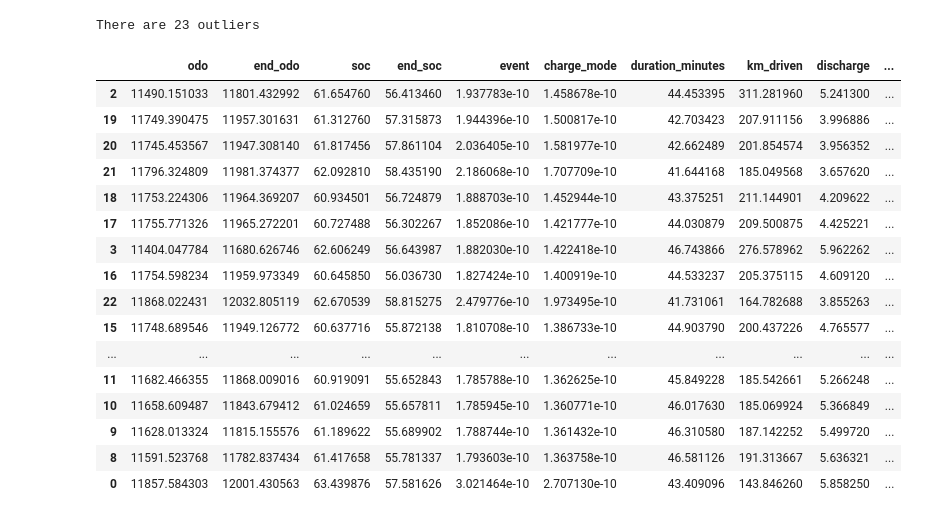
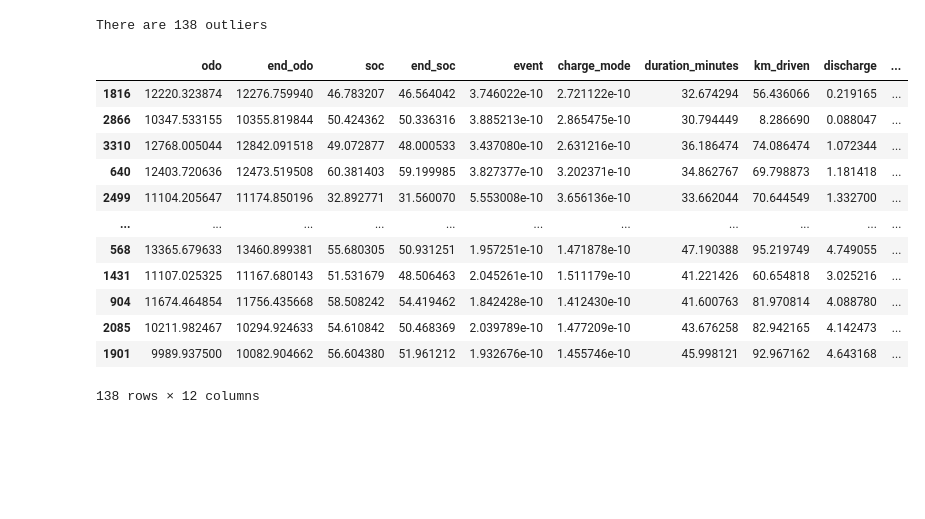
Before and after one commit to LeoneFabio/KoVAE, a Jupyter notebook: trip_post_processing.ipynb, the cells around one changed output. Saved outputs shown, nothing was run; the diff lists cells and outputs as text; code cells hidden in the pictures; blank space fills up the shorter version.

```diff
--- a/trip_post_processing.ipynb
+++ b/trip_post_processing.ipynb
@@ -60,0 +197,6 @@ Name: discharge, dtype: float64
+# %%
+anomalous_rows_trip = trip_data[(trip_data['end_odo'] < trip_data['odo'])]
+print(f"Number of anamalous rows: {anomalous_rows_trip.shape[0]}")
+
+trip_data = trip_data[~(trip_data['end_odo'] < trip_data['odo'])].reset_index(drop=True)
+anomalous_rows_trip.head(len(anomalous_rows_trip ))
@@ -60,0 +255,6 @@ Name: discharge, dtype: float64
+# %%
+print("maximum speed: ", trip_data['avg_speed'].max())
+max_speed_row = trip_data[(trip_data['avg_speed'] > 130)]
+
+print("\n Row with maximum speed:\n")
+max_speed_row.head(len(max_speed_row))
@@ -60,0 +278,2 @@ Name: discharge, dtype: float64
+# %%
+trip_data = trip_data.drop(max_speed_row.index).reset_index(drop=True)
@@ -60,0 +290,11 @@ Name: discharge, dtype: float64
+# %%
+MAX_DISCHARGE_PER_KM = 26
+##########################################################
+
+
+
+anomalous_rows_trip = trip_data[(trip_data['discharge_per_km'] > MAX_DISCHARGE_PER_KM)]
+print(f"Number of anamalous rows: {anomalous_rows_trip.shape[0]}")
+
+trip_data = trip_data[~(trip_data['discharge_per_km'] > 26)].reset_index(drop=True)
+anomalous_rows_trip.head(len(anomalous_rows_trip ))
@@ -159,23 +402,20 @@ max_km_row.head()
 # %%
 outliers = trip_data[trip_data['km_per_perc_of_battery'] > 20].sort_values(by='km_per_perc_of_battery', ascending=False)
+trip_data = trip_data[~(trip_data['km_per_perc_of_battery'] > 20)].reset_index(drop=True)
 print(f'There are {len(outliers)} outliers')
 outliers.head(len(outliers))
 # %% [output]
-There are 23 outliers
+There are 138 outliers
 |  | odo | end_odo | soc | end_soc | event | charge_mode | duration_minutes | km_driven | discharge | ... |
-| 2 | 11490.151033 | 11801.432992 | 61.654760 | 56.413460 | 1.937783e-10 | 1.458678e-10 | 44.453395 | 311.281960 | 5.241300 | ... |
-| 19 | 11749.390475 | 11957.301631 | 61.312760 | 57.315873 | 1.944396e-10 | 1.500817e-10 | 42.703423 | 207.911156 | 3.996886 | ... |
-| 20 | 11745.453567 | 11947.308140 | 61.817456 | 57.861104 | 2.036405e-10 | 1.581977e-10 | 42.662489 | 201.854574 | 3.956352 | ... |
-| 21 | 11796.324809 | 11981.374377 | 62.092810 | 58.435190 | 2.186068e-10 | 1.707709e-10 | 41.644168 | 185.049568 | 3.657620 | ... |
-| 18 | 11753.224306 | 11964.369207 | 60.934501 | 56.724879 | 1.888703e-10 | 1.452944e-10 | 43.375251 | 211.144901 | 4.209622 | ... |
-| 17 | 11755.771326 | 11965.272201 | 60.727488 | 56.302267 | 1.852086e-10 | 1.421777e-10 | 44.030879 | 209.500875 | 4.425221 | ... |
-| 3 | 11404.047784 | 11680.626746 | 62.606249 | 56.643987 | 1.882030e-10 | 1.422418e-10 | 46.743866 | 276.578962 | 5.962262 | ... |
-| 16 | 11754.598234 | 11959.973349 | 60.645850 | 56.036730 | 1.827424e-10 | 1.400919e-10 | 44.533237 | 205.375115 | 4.609120 | ... |
-| 22 | 11868.022431 | 12032.805119 | 62.670539 | 58.815275 | 2.479776e-10 | 1.973495e-10 | 41.731061 | 164.782688 | 3.855263 | ... |
-| 15 | 11748.689546 | 11949.126772 | 60.637716 | 55.872138 | 1.810708e-10 | 1.386733e-10 | 44.903790 | 200.437226 | 4.765577 | ... |
+| 1816 | 12220.323874 | 12276.759940 | 46.783207 | 46.564042 | 3.746022e-10 | 2.721122e-10 | 32.674294 | 56.436066 | 0.219165 | ... |
+| 2866 | 10347.533155 | 10355.819844 | 50.424362 | 50.336316 | 3.885213e-10 | 2.865475e-10 | 30.794449 | 8.286690 | 0.088047 | ... |
+| 3310 | 12768.005044 | 12842.091518 | 49.072877 | 48.000533 | 3.437080e-10 | 2.631216e-10 | 36.186474 | 74.086474 | 1.072344 | ... |
+| 640 | 12403.720636 | 12473.519508 | 60.381403 | 59.199985 | 3.827377e-10 | 3.202371e-10 | 34.862767 | 69.798873 | 1.181418 | ... |
+| 2499 | 11104.205647 | 11174.850196 | 32.892771 | 31.560070 | 5.553008e-10 | 3.656136e-10 | 33.662044 | 70.644549 | 1.332700 | ... |
 | ... | ... | ... | ... | ... | ... | ... | ... | ... | ... | ... |
-| 11 | 11682.466355 | 11868.009016 | 60.919091 | 55.652843 | 1.785788e-10 | 1.362625e-10 | 45.849228 | 185.542661 | 5.266248 | ... |
-| 10 | 11658.609487 | 11843.679412 | 61.024659 | 55.657811 | 1.785945e-10 | 1.360771e-10 | 46.017630 | 185.069924 | 5.366849 | ... |
-| 9 | 11628.013324 | 11815.155576 | 61.189622 | 55.689902 | 1.788744e-10 | 1.361432e-10 | 46.310580 | 187.142252 | 5.499720 | ... |
-| 8 | 11591.523768 | 11782.837434 | 61.417658 | 55.781337 | 1.793603e-10 | 1.363758e-10 | 46.581126 | 191.313667 | 5.636321 | ... |
-| 0 | 11857.584303 | 12001.430563 | 63.439876 | 57.581626 | 3.021464e-10 | 2.707130e-10 | 43.409096 | 143.846260 | 5.858250 | ... |
+| 568 | 13365.679633 | 13460.899381 | 55.680305 | 50.931251 | 1.957251e-10 | 1.471878e-10 | 47.190388 | 95.219749 | 4.749055 | ... |
+| 1431 | 11107.025325 | 11167.680143 | 51.531679 | 48.506463 | 2.045261e-10 | 1.511179e-10 | 41.221426 | 60.654818 | 3.025216 | ... |
+| 904 | 11674.464854 | 11756.435668 | 58.508242 | 54.419462 | 1.842428e-10 | 1.412430e-10 | 41.600763 | 81.970814 | 4.088780 | ... |
+| 2085 | 10211.982467 | 10294.924633 | 54.610842 | 50.468369 | 2.039789e-10 | 1.477209e-10 | 43.676258 | 82.942165 | 4.142473 | ... |
+| 1901 | 9989.937500 | 10082.904662 | 56.604380 | 51.961212 | 1.932676e-10 | 1.455746e-10 | 45.998121 | 92.967162 | 4.643168 | ... |
+138 rows × 12 columns
```
Also changed, not shown: parts of 36 cells of this notebook, 40 other files.
